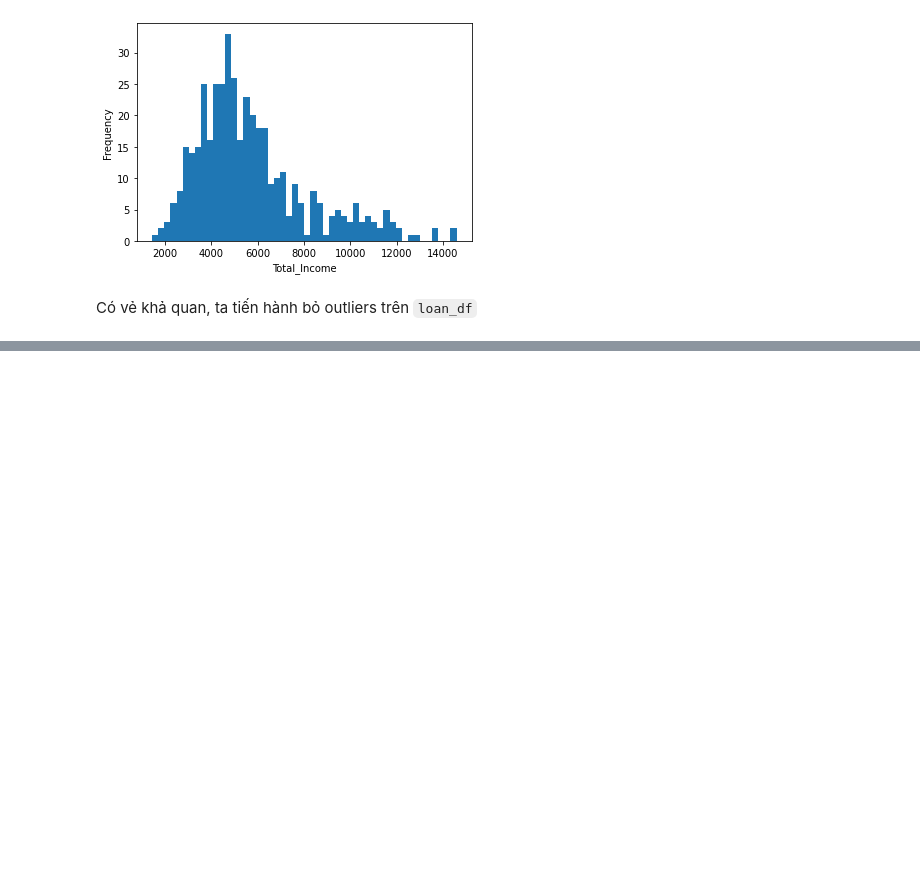
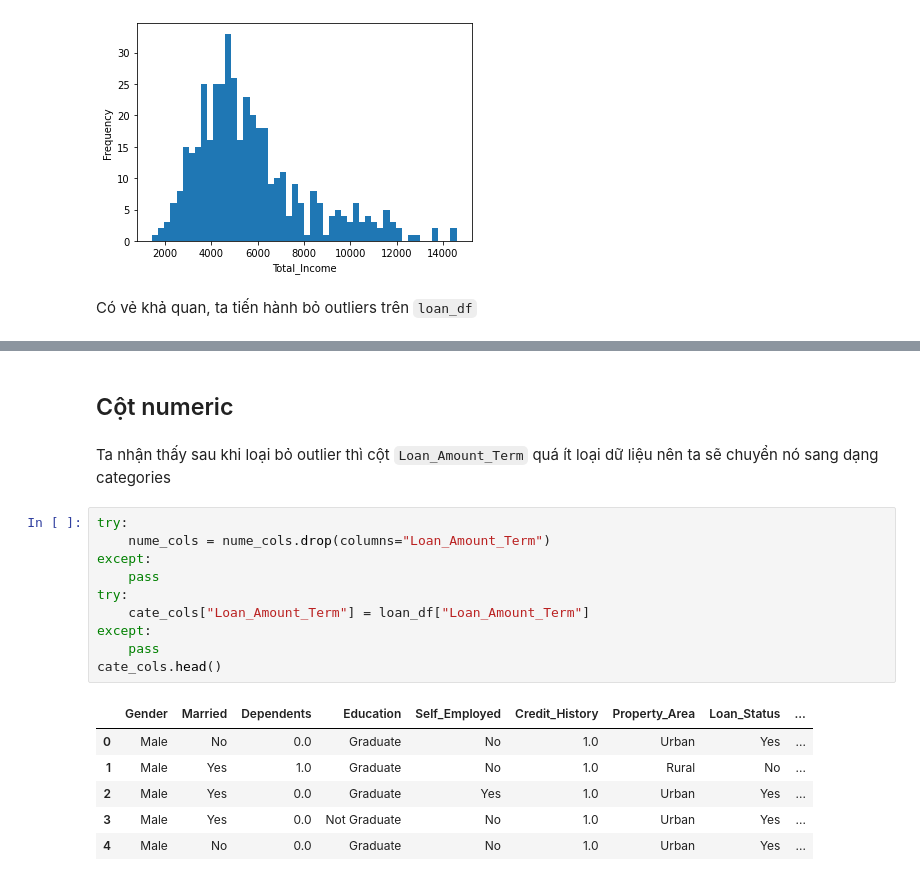
Before and after one commit to tonyvu1289/P4DS-FinalProject-vip, a Jupyter notebook: duy_question.ipynb, the cells around one changed output, grey strips where cells are left out. Cells and saved outputs as stored; diff of their text form; blank space fills up the shorter version.

```diff
--- a/duy_question.ipynb
+++ b/duy_question.ipynb
@@ -390,0 +403,21 @@ loan_df.shape
+# %% [markdown]
+## Cột numeric
+# %% [markdown]
+Ta nhận thấy sau khi loại bỏ outlier thì cột `Loan_Amount_Term` quá ít loại dữ liệu nên ta sẽ chuyển nó sang dạng categories
+# %%
+try:
+    nume_cols = nume_cols.drop(columns="Loan_Amount_Term")
+except:
+    pass
+try:
+    cate_cols["Loan_Amount_Term"] = loan_df["Loan_Amount_Term"]
+except:
+    pass
+cate_cols.head()
+# %% [output]
+|  | Gender | Married | Dependents | Education | Self_Employed | Credit_History | Property_Area | Loan_Status | ... |
+| 0 | Male | No | 0.0 | Graduate | No | 1.0 | Urban | Yes | ... |
+| 1 | Male | Yes | 1.0 | Graduate | No | 1.0 | Rural | No | ... |
+| 2 | Male | Yes | 0.0 | Graduate | Yes | 1.0 | Urban | Yes | ... |
+| 3 | Male | Yes | 0.0 | Not Graduate | No | 1.0 | Urban | Yes | ... |
+| 4 | Male | No | 0.0 | Graduate | No | 1.0 | Urban | Yes | ... |
```
Also changed, not shown: parts of 11 cells of this notebook.
